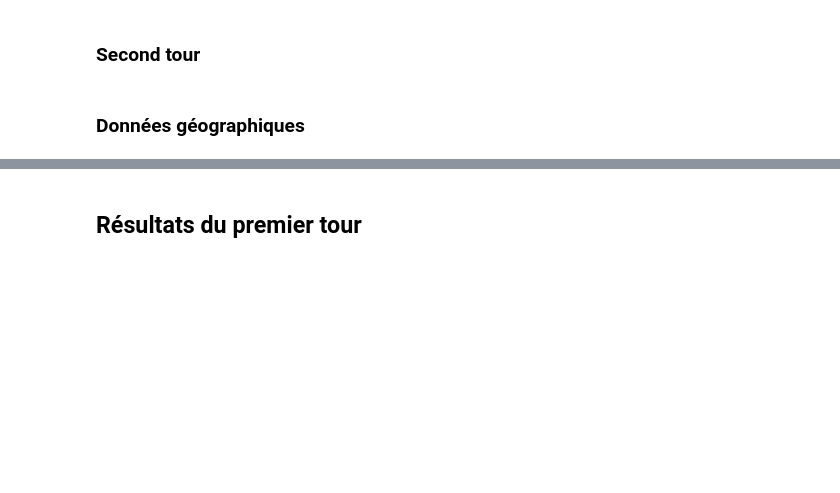
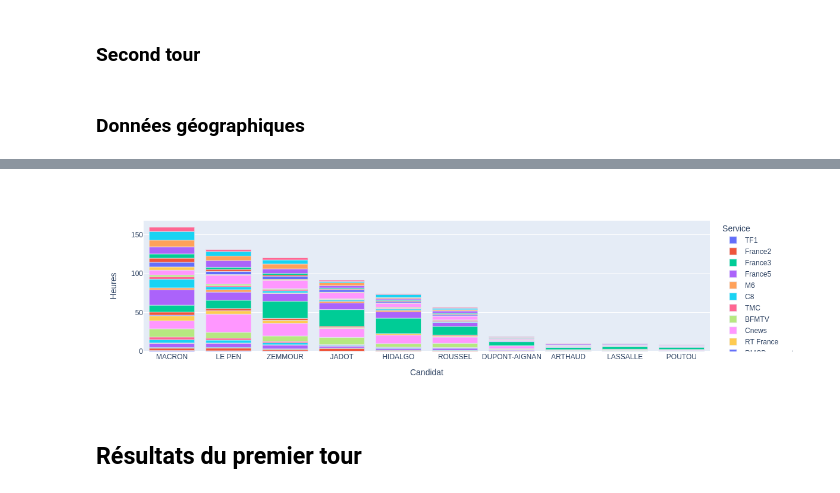
Before and after one commit to Eccsx/Data-Analysis-of-French-Elections, a Jupyter notebook: 2022.ipynb, the cells around one changed output, grey strips where cells are left out. Saved outputs shown, nothing was run; the diff lists cells and outputs as text; code cells hidden in the pictures; blank space fills up the shorter version.

```diff
--- a/2022.ipynb
+++ b/2022.ipynb
@@ -48,3 +107,13 @@ geo_dep.head()
+# %%
+fig = px.bar(t1_parole,
+             x='Candidat', y='Heures',
+             color='Service')
+
+fig.update_layout(xaxis={'categoryorder': 'total descending'})
+
+fig.show()
+# %% [output]
+[figure, added]
 # %% [markdown]
 ## Résultats du premier tour
 # %% [markdown]
```
Also changed, not shown: parts of 13 cells of this notebook, 1 other file.
